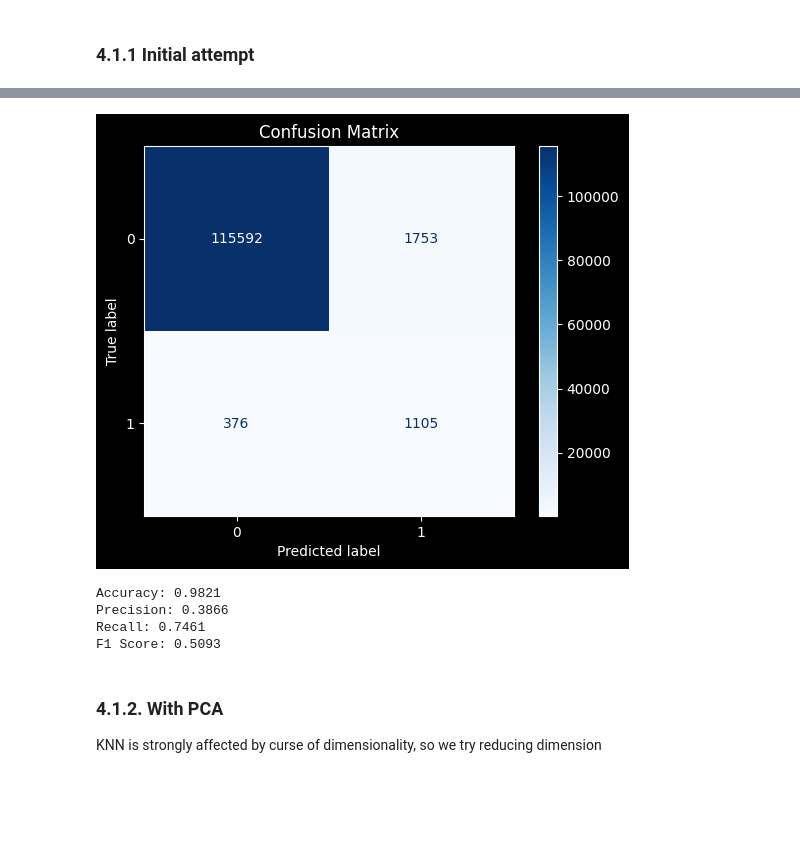
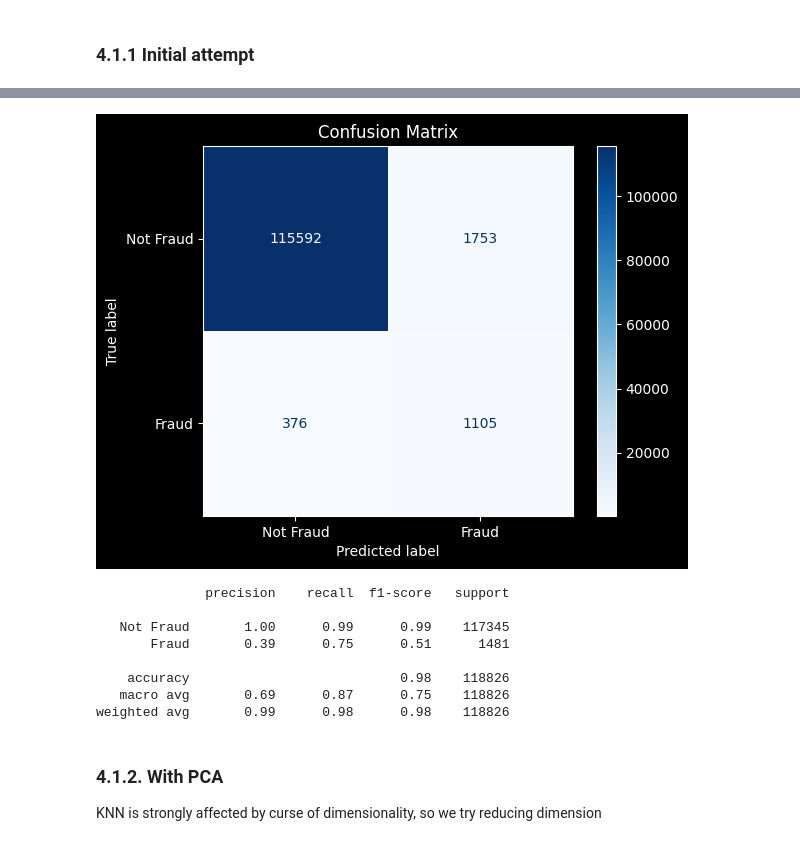
Before and after one commit to koutsompinask/MSC, a Jupyter notebook: semester B/Python/assignment/classification.ipynb, the cells around one changed output, grey strips where cells are left out. Cells and saved outputs as stored; diff of their text form; code cells hidden in the pictures; blank space fills up the shorter version.

```diff
--- a/semester B/Python/assignment/classification.ipynb
+++ b/semester B/Python/assignment/classification.ipynb
@@ -250,6 +250,17 @@ scaler = MaxAbsScaler()
 X_train = scaler.fit_transform(X_train)
 X_valid = scaler.transform(X_valid)
 X_test = scaler.transform(X_test)
+# %%
+def showResults(model,X_test,y_test):
+    y_pred = model.predict(X_test)
+    #show results on the test set
+    confMat = confusion_matrix(y_test, y_pred)
+    confusion_matrix_display = ConfusionMatrixDisplay(confMat, display_labels=['Not Fraud', 'Fraud'])
+    confusion_matrix_display.plot(cmap='Blues')
+    plt.title('Confusion Matrix')
+    plt.show()
+    #print classification report
+    print(classification_report(y_test, y_pred, target_names=['Not Fraud', 'Fraud']))
 # %% [markdown]
 ## 4.1. KNN
 # %% [markdown]
@@ -296,7 +307,7 @@ def findBestKBasedOnRecall(resultsFile, X_train, y_train, X_valid, y_valid, w='u
 
     #plot the recall values
     plt.figure(figsize=(10, 6))
-    plt.plot(recall_df.index, recall_df['recall'], marker='o', linestyle='-', color='blue')
+    plt.scatter(recall_df.index, recall_df['recall'], marker='o', linestyle='-', color='red')
     plt.title('Recall vs. K Value')
     plt.xlabel('K Value')
     plt.ylabel('Recall')
@@ -329,31 +340,23 @@ recall_df
 # %%
 # get the best k value
 k = recall_df.index[0]  # Number of neighbours
 
 # name that we gave to the "algo" instance
 neighbours_clf = KNeighborsClassifier(n_neighbors=k)
 # Fit the model on the training set
 neighbours_clf.fit(X_train, y_train)
 
-#show results on the test set
-confMat = confusion_matrix(y_test, neighbours_clf.predict(X_test))
-confusion_matrix_display = ConfusionMatrixDisplay(confMat, display_labels=neighbours_clf.classes_)
-confusion_matrix_display.plot(cmap='Blues')
-plt.title('Confusion Matrix')
-plt.show()
+showResults(neighbours_clf, X_test, y_test)
 # %% [output]
-[figure, old version]
+[figure, new version]
+              precision    recall  f1-score   support
+
+   Not Fraud       1.00      0.99      0.99    117345
+       Fraud       0.39      0.75      0.51      1481
+
+    accuracy                           0.98    118826
+   macro avg       0.69      0.87      0.75    118826
+weighted avg       0.99      0.98      0.98    118826
-# %%
-#print accuracy, precision, recall, f1 score
-print(f"Accuracy: {accuracy_score(y_test, neighbours_clf.predict(X_test)):.4f}")
-print(f"Precision: {precision_score(y_test, neighbours_clf.predict(X_test)):.4f}")
-print(f"Recall: {recall_score(y_test, neighbours_clf.predict(X_test)):.4f}")
-print(f"F1 Score: {f1_score(y_test, neighbours_clf.predict(X_test)):.4f}")
-# %% [output]
-Accuracy: 0.9821
-Precision: 0.3866
-Recall: 0.7461
-F1 Score: 0.5093
 # %% [markdown]
 ### 4.1.2. With PCA
 
```
Also changed, not shown: parts of 12 cells of this notebook, 1 other file.
